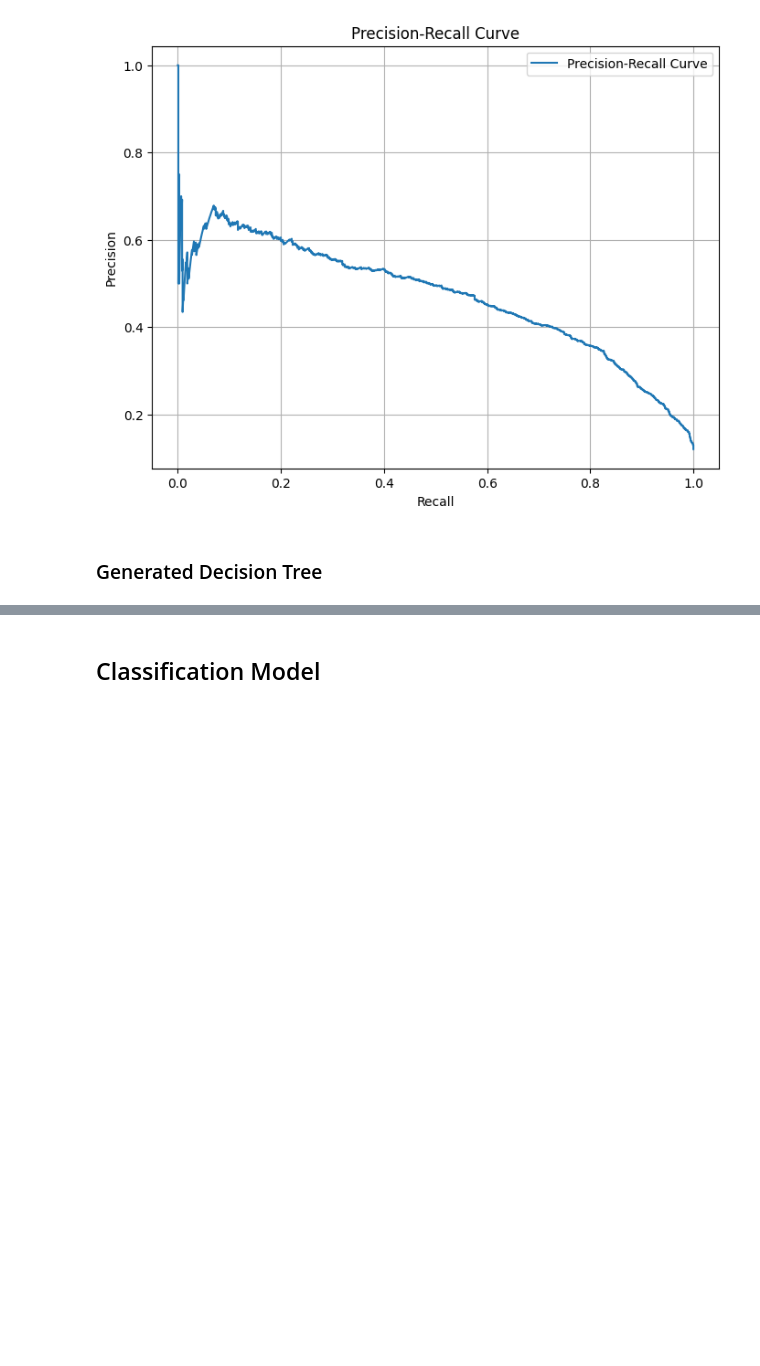
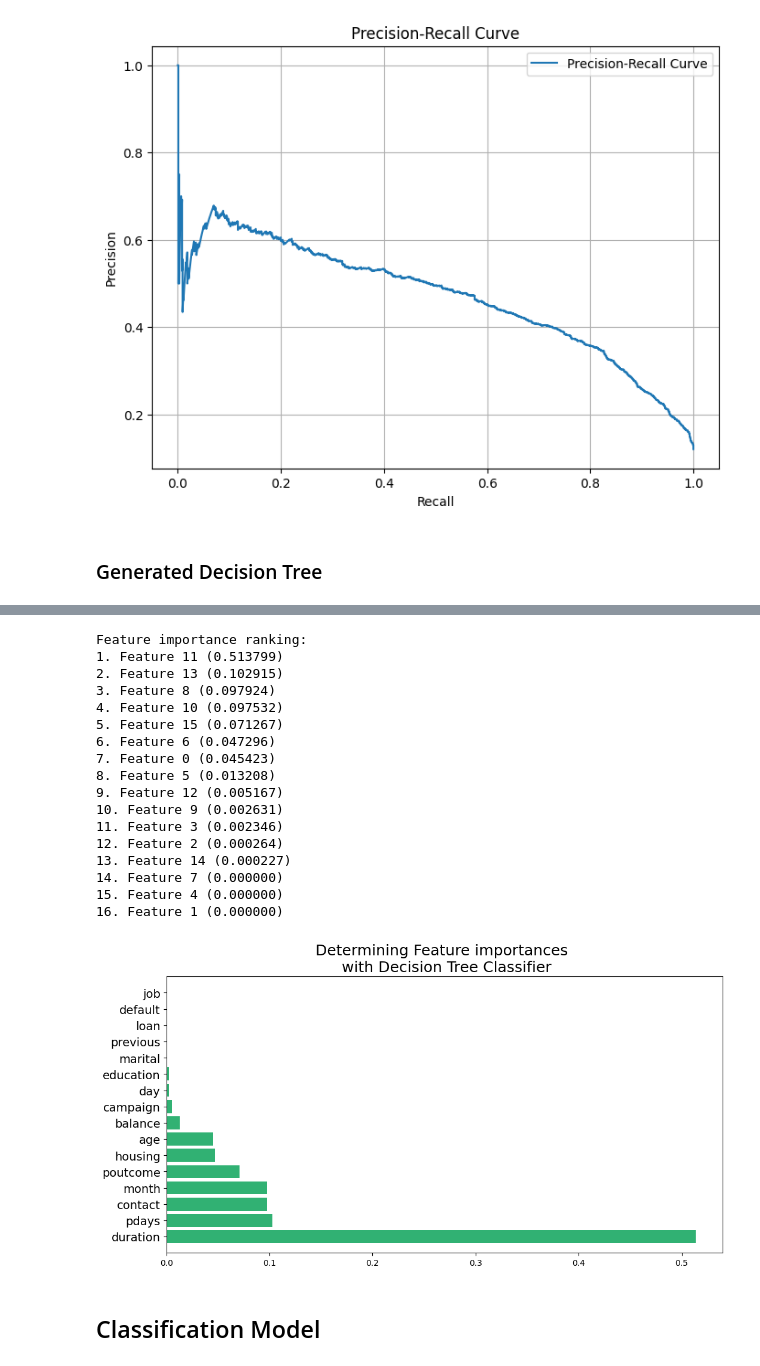
Before and after one commit to ZasaQ/A-neural-model-of-a-banking-customer, a Jupyter notebook: KrzywdaKubowicz.ipynb, the cells around one changed output, grey strips where cells are left out. Saved outputs shown, nothing was run; the diff lists cells and outputs as text; code cells hidden in the pictures; blank space fills up the shorter version.

Commit message:
added feature importance for decision tree classifier

```diff
--- a/KrzywdaKubowicz.ipynb
+++ b/KrzywdaKubowicz.ipynb
@@ -598,3 +577,67 @@ Top 10 Important Features:
+# %%
+term_deposits = df.copy()
+
+# Convert the columns into categorical variables
+term_deposits['job'] = term_deposits['job'].astype('category').cat.codes
+term_deposits['marital'] = term_deposits['marital'].astype('category').cat.codes
+term_deposits['education'] = term_deposits['education'].astype('category').cat.codes
+term_deposits['contact'] = term_deposits['contact'].astype('category').cat.codes
+term_deposits['poutcome'] = term_deposits['poutcome'].astype('category').cat.codes
+term_deposits['month'] = term_deposits['month'].astype('category').cat.codes
+term_deposits['default'] = term_deposits['default'].astype('category').cat.codes
+term_deposits['loan'] = term_deposits['loan'].astype('category').cat.codes
+term_deposits['housing'] = term_deposits['housing'].astype('category').cat.codes
+
+target_name = 'y'
+X = term_deposits.drop('y', axis=1)
+
+label=term_deposits[target_name]
+
+X_train, X_test, y_train, y_test = train_test_split(X,label,test_size=0.2, random_state=42, stratify=label)
+
+tree = DecisionTreeClassifier(
+    class_weight='balanced',
+    min_weight_fraction_leaf = 0.01
+)
+
+tree = tree.fit(X_train, y_train)
+importances = tree.feature_importances_
+feature_names = term_deposits.drop('y', axis=1).columns
+indices = np.argsort(importances)[::-1]
+
+print("Feature importance ranking:")
+
+for f in range(X_train.shape[1]):
+    print("%d. Feature %d (%f)" % (f + 1, indices[f], importances[indices[f]]))
+
+def feature_importance_graph(indices, importances, feature_names):
+    plt.figure(figsize=(12,6))
+    plt.title("Determining Feature importances \n with Decision Tree Classifier", fontsize=18)
+    plt.barh(range(len(indices)), importances[indices], color='#31B173',  align="center")
+    plt.yticks(range(len(indices)), feature_names[indices], rotation='horizontal',fontsize=14)
+    plt.ylim([-1, len(indices)])
+
+feature_importance_graph(indices, importances, feature_names)
+plt.show()
+# %% [output]
+Feature importance ranking:
+1. Feature 11 (0.513799)
+2. Feature 13 (0.102915)
+3. Feature 8 (0.097924)
+4. Feature 10 (0.097532)
+5. Feature 15 (0.071267)
+6. Feature 6 (0.047296)
+7. Feature 0 (0.045423)
+8. Feature 5 (0.013208)
+9. Feature 12 (0.005167)
+10. Feature 9 (0.002631)
+11. Feature 3 (0.002346)
+12. Feature 2 (0.000264)
+13. Feature 14 (0.000227)
+14. Feature 7 (0.000000)
+15. Feature 4 (0.000000)
+16. Feature 1 (0.000000)
+[figure, added]
 # %% [markdown]
 ## Classification Model
 # %%
```
Also changed, not shown: parts of 2 cells of this notebook.
